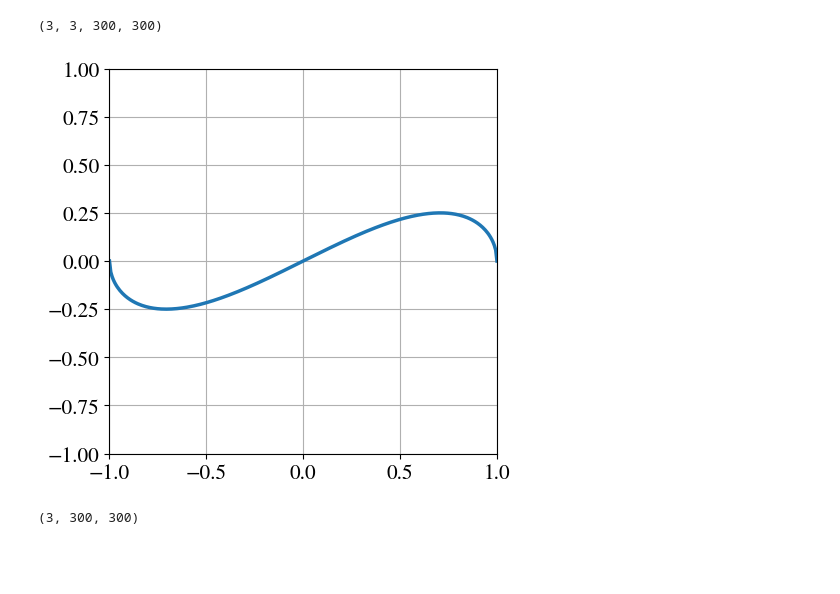
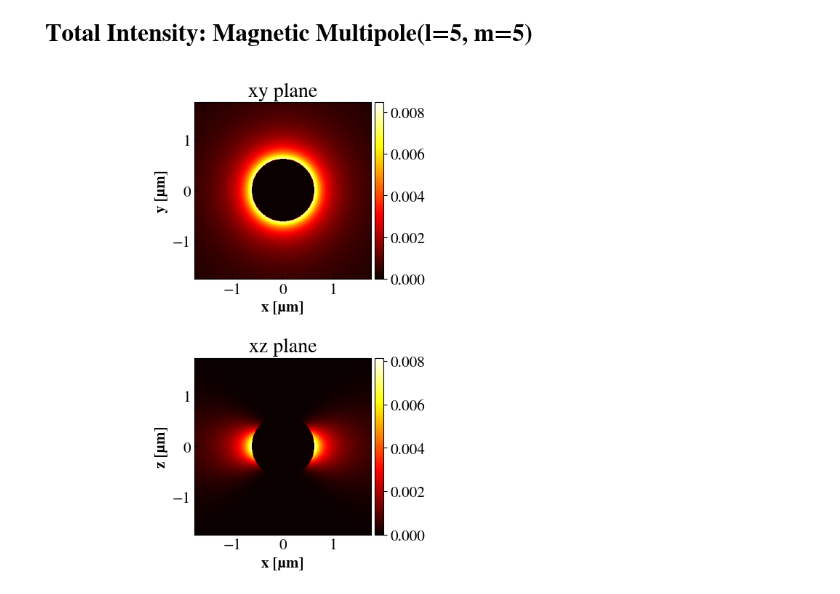
Before and after one commit to joakimpugesgaard/PyScatter, a Jupyter notebook: decomp_class.ipynb, the cells around one changed output. Saved outputs shown, nothing was run; the diff lists cells and outputs as text; code cells hidden in the pictures; blank space fills up the shorter version.

```diff
--- a/decomp_class.ipynb
+++ b/decomp_class.ipynb
@@ -46,15 +36,0 @@ xy_grid.shape
-# %%
-leg = sp.assoc_legendre_p_all(2,2, xy_grid[0], norm = False)
-# %%
-leg = leg[0,:,:3]
-leg.shape
-# %% [output]
-(3, 3, 300, 300)
-# %%
-#plot the legendre polynomials along x - one dimension
-fig, ax = plt.subplots(figsize=(5,5))
-ax.plot(xy_grid[0][:,0], leg[0,2,4,:,0], label=f'P{n}(x)')
-ax.set(xlim=(-1,1), ylim=(-1,1))
-ax.grid(True)
-# %% [output]
-[figure, removed]
@@ -61,10 +398,8 @@ ax.grid(True)
 # %%
 #initialize domain
-size = 1
-planes = {'xy', 'yz'}
+size = 1.75
+planes = {'xy', 'xz'}
 d = domain(size, planes)
-pol = d.spherical_grid()
-pol.keys()
-pol['xy'].shape
+
+mp = Multipoles(10,10, 0.632, d)
+mpp = mp.get_multipoles(2, 1, "hankel")
-# %% [output]
-(3, 300, 300)
@@ -302,0 +406,4 @@ class Multipoles:
+# %%
+mp.plot_multipoles(5, 5, type = "magnetic", interaction = "scattering", plot = "total", globalnorm = False)
+# %% [output]
+[figure, added]
```
Also changed, not shown: parts of 4 cells of this notebook.
